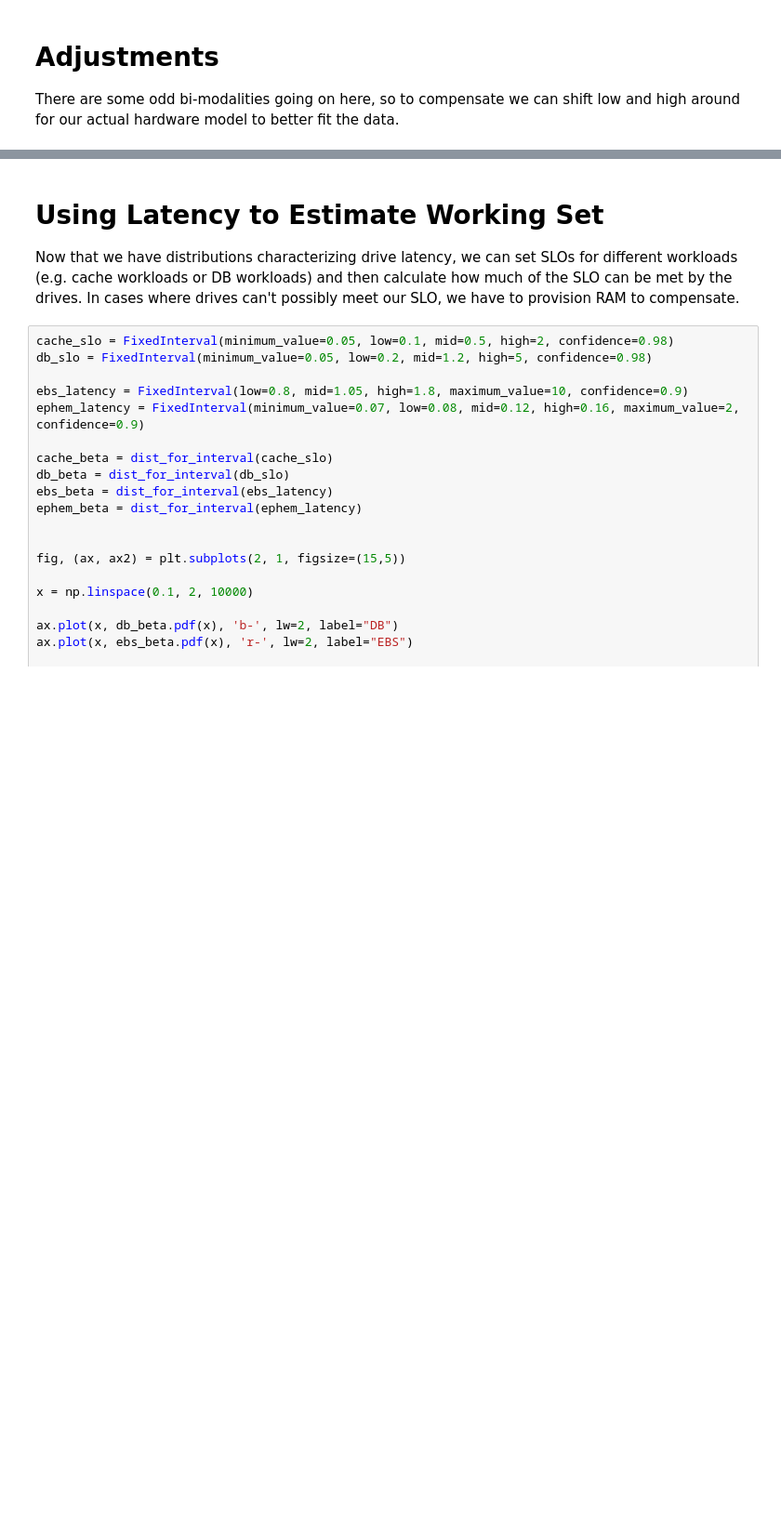
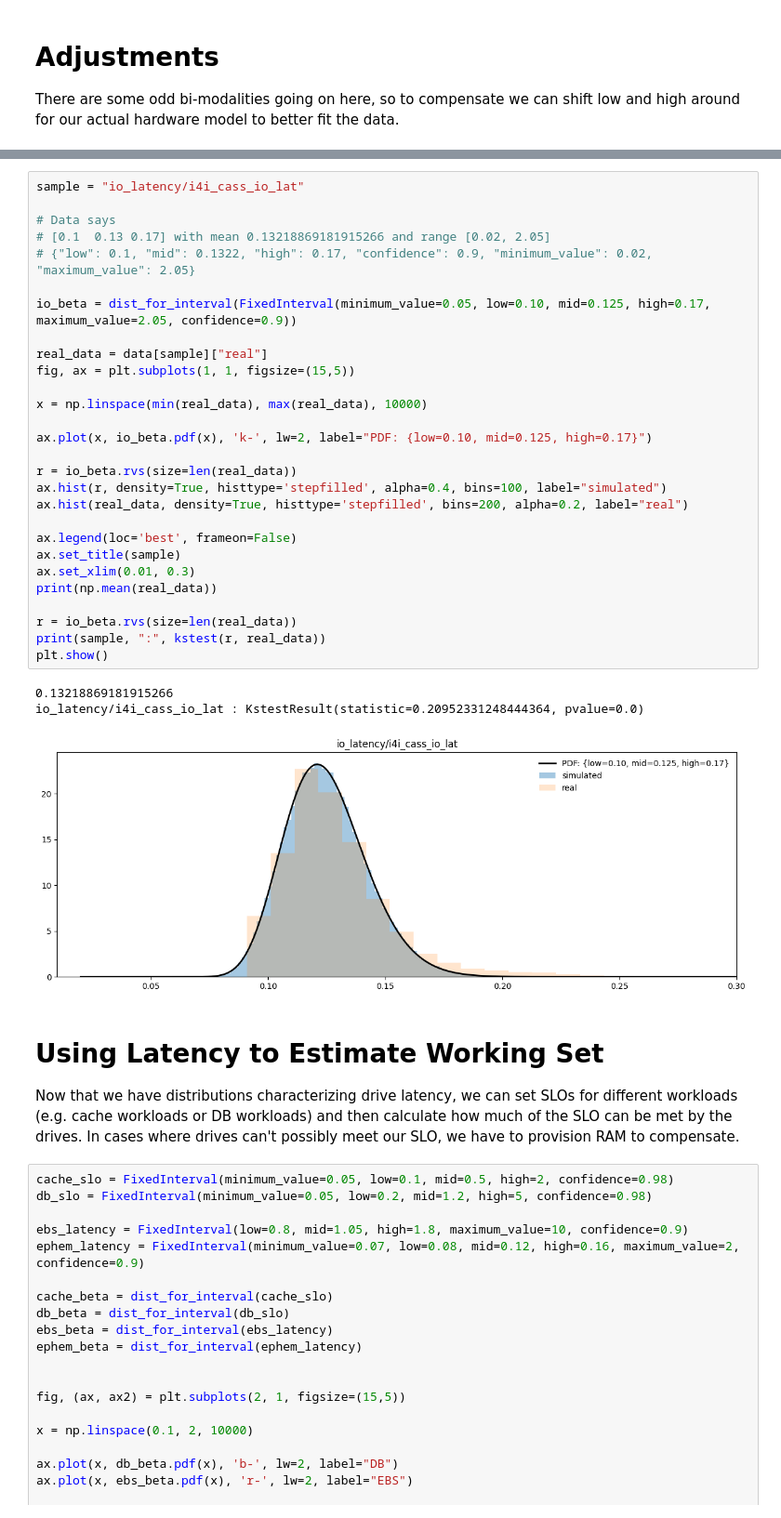
Before and after one commit to Netflix-Skunkworks/service-capacity-modeling, a Jupyter notebook: notebooks/drive_latency.ipynb, the cells around one changed output, grey strips where cells are left out. Shown: that part at 93% size. Cells and saved outputs as stored; diff of their text form; blank space fills up the shorter version.

```diff
--- a/notebooks/drive_latency.ipynb
+++ b/notebooks/drive_latency.ipynb
@@ -187,6 +193,38 @@ plt.show()
 0.17415579742736348
 io_latency/i3_cass_io_lat : KstestResult(statistic=0.13133039489070797, pvalue=4.774014972894231e-84)
 [figure]
+# %%
+sample = "io_latency/i4i_cass_io_lat"
+
+# Data says
+# [0.1  0.13 0.17] with mean 0.13218869181915266 and range [0.02, 2.05]
+# {"low": 0.1, "mid": 0.1322, "high": 0.17, "confidence": 0.9, "minimum_value": 0.02, "maximum_value": 2.05}
+
+io_beta = dist_for_interval(FixedInterval(minimum_value=0.05, low=0.10, mid=0.125, high=0.17, maximum_value=2.05, confidence=0.9))
+
+real_data = data[sample]["real"]
+fig, ax = plt.subplots(1, 1, figsize=(15,5))
+
+x = np.linspace(min(real_data), max(real_data), 10000)
+
+ax.plot(x, io_beta.pdf(x), 'k-', lw=2, label="PDF: {low=0.10, mid=0.125, high=0.17}")
+
+r = io_beta.rvs(size=len(real_data))
+ax.hist(r, density=True, histtype='stepfilled', alpha=0.4, bins=100, label="simulated")
+ax.hist(real_data, density=True, histtype='stepfilled', bins=200, alpha=0.2, label="real")
+
+ax.legend(loc='best', frameon=False)
+ax.set_title(sample)
+ax.set_xlim(0.01, 0.3)
+print(np.mean(real_data))
+
+r = io_beta.rvs(size=len(real_data))
+print(sample, ":", kstest(r, real_data))
+plt.show()
+# %% [output]
+0.13218869181915266
+io_latency/i4i_cass_io_lat : KstestResult(statistic=0.20952331248444364, pvalue=0.0)
+[figure, added]
 # %% [markdown]
 # Using Latency to Estimate Working Set
 
```
Also changed, not shown: parts of 5 cells of this notebook, 19 other files.
